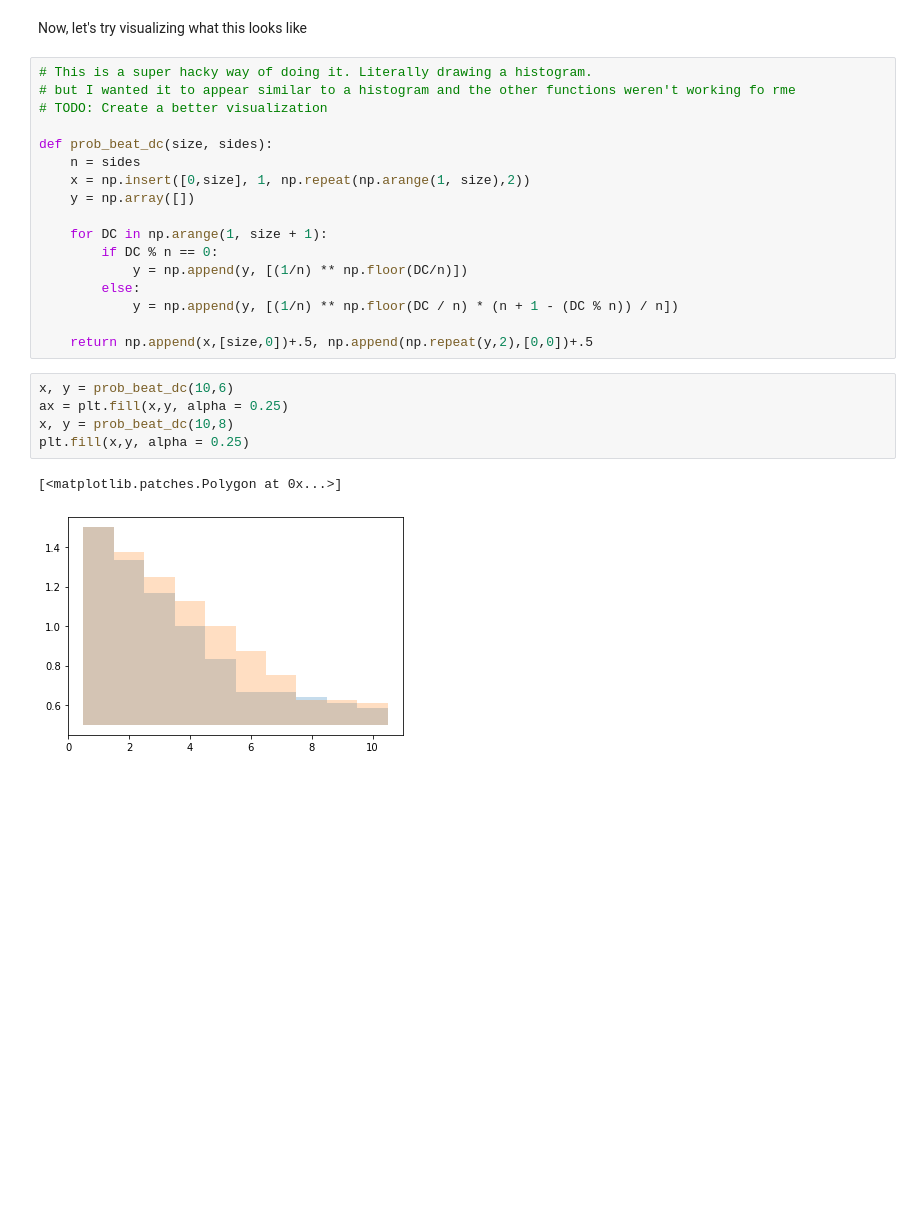
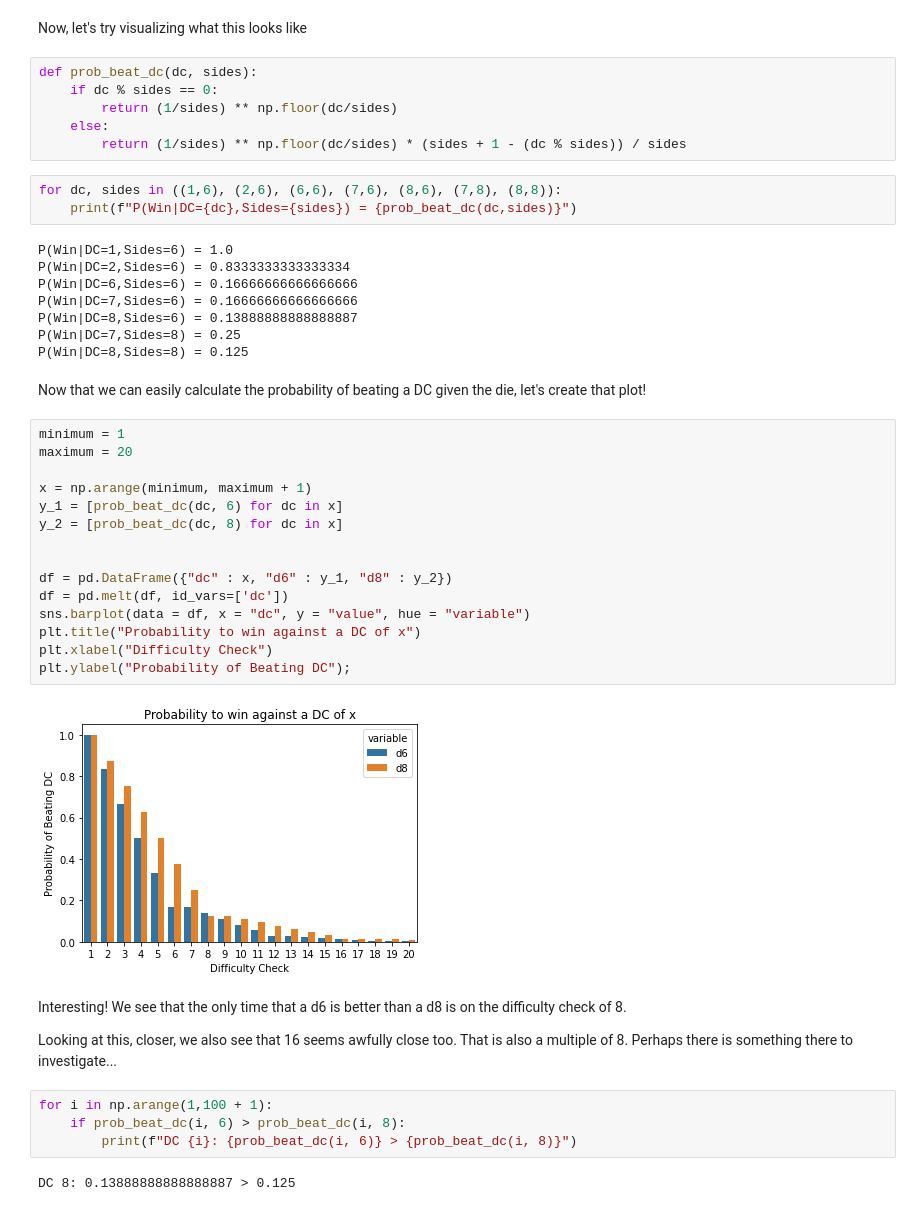
Before and after one commit to jstehn/exploding_dice_exploration, a Jupyter notebook: exploding_dice_exploration.ipynb, the cells around one changed output. Saved outputs shown, nothing was run; the diff lists cells and outputs as text; blank space fills up the shorter version.

Commit message:
Fiddled with visualizations to make them cleaner and easier to understand. Continued onto the exploration of the sum of multiple exploding dice

```diff
--- a/exploding_dice_exploration.ipynb
+++ b/exploding_dice_exploration.ipynb
@@ -131,28 +131,49 @@ $$Pr(S_n\geq DC)=\frac{1}{n}^{\lfloor \frac{DC}{n}\rfloor} $$
 This leaves us with an unfortunate piecewise function, however, it does make sense. The probability of rolling exactly a number that is divisible by $n$ is 0. In example, there is no way to roll a 6 or a d6 with when accounting for explosions.
 # %% [markdown]
 Now, let's try visualizing what this looks like
-# %%
-# This is a super hacky way of doing it. Literally drawing a histogram.
-# but I wanted it to appear similar to a histogram and the other functions weren't working fo rme
-# TODO: Create a better visualization
-
-def prob_beat_dc(size, sides):
-    n = sides
-    x = np.insert([0,size], 1, np.repeat(np.arange(1, size),2))
-    y = np.array([])
-
-    for DC in np.arange(1, size + 1):
-        if DC % n == 0:
-            y = np.append(y, [(1/n) ** np.floor(DC/n)])
-        else:
-            y = np.append(y, [(1/n) ** np.floor(DC / n) * (n + 1 - (DC % n)) / n])
-
-    return np.append(x,[size,0])+.5, np.append(np.repeat(y,2),[0,0])+.5
-# %%
-x, y = prob_beat_dc(10,6)
-ax = plt.fill(x,y, alpha = 0.25)
-x, y = prob_beat_dc(10,8)
-plt.fill(x,y, alpha = 0.25)
-# %% [output]
-[<matplotlib.patches.Polygon at 0x...>]
-[figure, removed]
+# %%
+def prob_beat_dc(dc, sides):
+    if dc % sides == 0:
+        return (1/sides) ** np.floor(dc/sides)
+    else:
+        return (1/sides) ** np.floor(dc/sides) * (sides + 1 - (dc % sides)) / sides
+# %%
+for dc, sides in ((1,6), (2,6), (6,6), (7,6), (8,6), (7,8), (8,8)):
+    print(f"P(Win|DC={dc},Sides={sides}) = {prob_beat_dc(dc,sides)}")
+# %% [output]
+P(Win|DC=1,Sides=6) = 1.0
+P(Win|DC=2,Sides=6) = 0.8333333333333334
+P(Win|DC=6,Sides=6) = 0.16666666666666666
+P(Win|DC=7,Sides=6) = 0.16666666666666666
+P(Win|DC=8,Sides=6) = 0.13888888888888887
+P(Win|DC=7,Sides=8) = 0.25
+P(Win|DC=8,Sides=8) = 0.125
+# %% [markdown]
+Now that we can easily calculate the probability of beating a DC given the die, let's create that plot!
+# %%
+minimum = 1
+maximum = 20
+
+x = np.arange(minimum, maximum + 1)
+y_1 = [prob_beat_dc(dc, 6) for dc in x]
+y_2 = [prob_beat_dc(dc, 8) for dc in x]
+
+
+df = pd.DataFrame({"dc" : x, "d6" : y_1, "d8" : y_2})
+df = pd.melt(df, id_vars=['dc'])
+sns.barplot(data = df, x = "dc", y = "value", hue = "variable")
+plt.title("Probability to win against a DC of x")
+plt.xlabel("Difficulty Check")
+plt.ylabel("Probability of Beating DC");
+# %% [output]
+[figure, added]
+# %% [markdown]
+Interesting! We see that the only time that a d6 is better than a d8 is on the difficulty check of 8.
+
+Looking at this, closer, we also see that 16 seems awfully close too. That is also a multiple of 8. Perhaps there is something there to investigate...
+# %%
+for i in np.arange(1,100 + 1):
+    if prob_beat_dc(i, 6) > prob_beat_dc(i, 8):
+        print(f"DC {i}: {prob_beat_dc(i, 6)} > {prob_beat_dc(i, 8)}")
+# %% [output]
+DC 8: 0.13888888888888887 > 0.125
```
Also changed, not shown: parts of 7 cells of this notebook.
